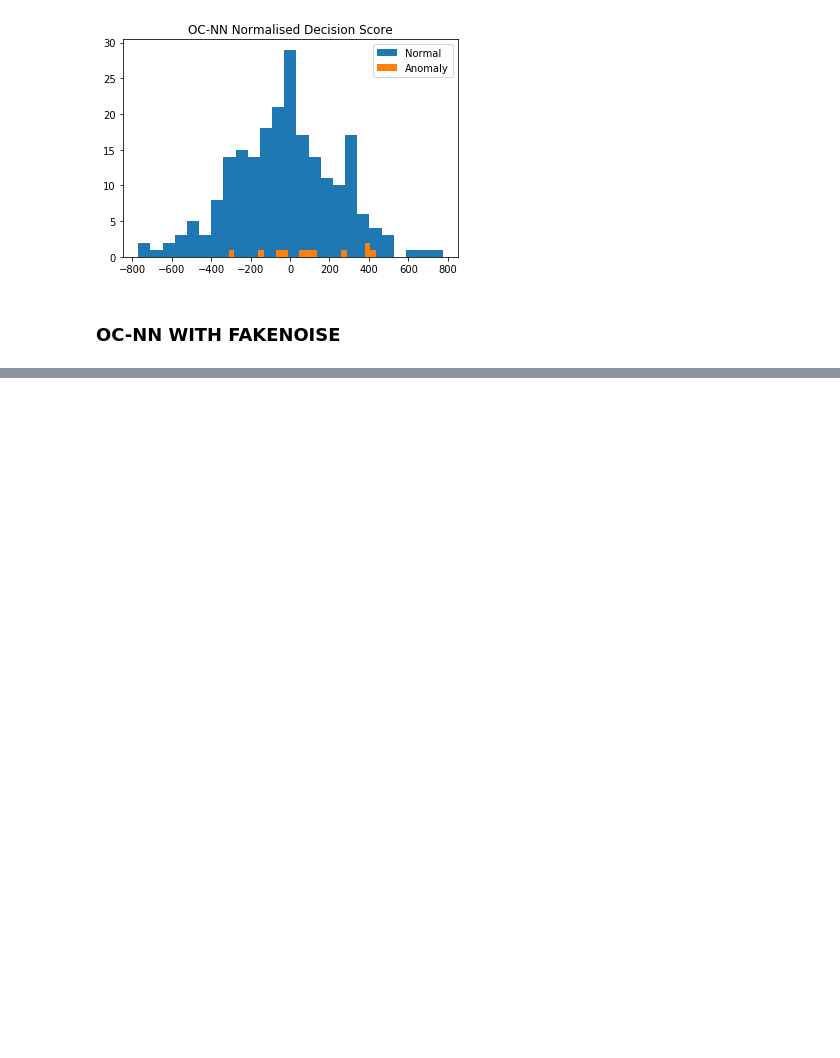
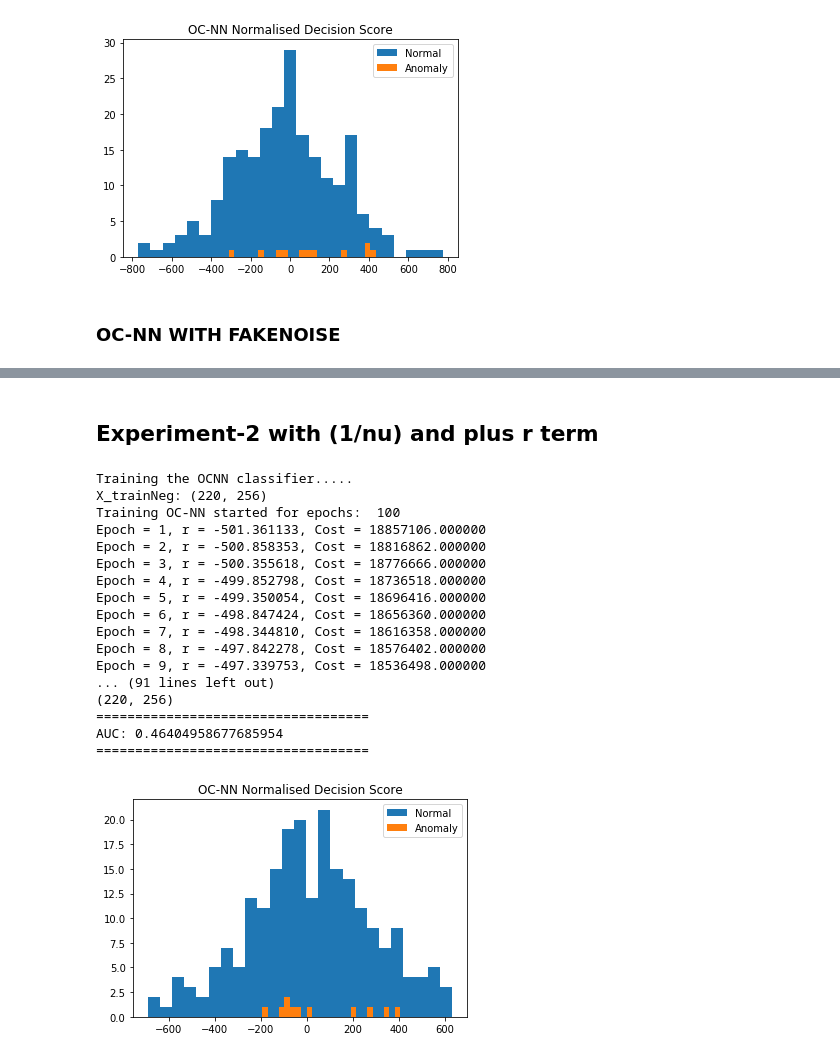
Before and after one commit to raghavchalapathy/one_class_neural_networks, a Jupyter notebook: notebooks/experiment1.ipynb, the cells around one changed output, grey strips where cells are left out. Drawn from its saved outputs; the diff is of its cells as text; code cells hidden in the pictures; blank space fills up the shorter version.

Commit message:
exprimented with different loss terms with 1/nu and r term as term5

```diff
--- a/notebooks/experiment1.ipynb
+++ b/notebooks/experiment1.ipynb
@@ -171,0 +220,41 @@ Epoch = 48, r = -477.874214, Cost = 17007068.000000
+# %% [markdown]
+ ## Experiment-2 with (1/nu) and plus r term
+# %%
+## Fake Noise data to be generated which will be added to the training set before training
+X_Neg,X_NegLabel = createData.get_FAKE_Noise_TrainingData(X_Pos)
+
+
+##create the classifier
+## Instantiate the object and call the function
+from src.models.ocnnFakeNoise import OCNNFakeNoiseNN
+ocnn = OCNNFakeNoiseNN()
+
+nu= 0.04
+activation = 'sigmoid'
+epochs = 100
+ocnn.fit(X_Pos,X_Neg,nu,activation,epochs)
+print(X_Neg.shape)
+## Testing the OC-NN with Fake Noise
+res = ocnn.score(Xtest_Pos,Xtest_Neg)
+print("="*35)
+print("AUC:",res)
+print("="*35)
+# %% [output]
+Training the OCNN classifier.....
+X_trainNeg: (220, 256)
+Training OC-NN started for epochs:  100
+Epoch = 1, r = -501.361133, Cost = 18857106.000000
+Epoch = 2, r = -500.858353, Cost = 18816862.000000
+Epoch = 3, r = -500.355618, Cost = 18776666.000000
+Epoch = 4, r = -499.852798, Cost = 18736518.000000
+Epoch = 5, r = -499.350054, Cost = 18696416.000000
+Epoch = 6, r = -498.847424, Cost = 18656360.000000
+Epoch = 7, r = -498.344810, Cost = 18616358.000000
+Epoch = 8, r = -497.842278, Cost = 18576402.000000
+Epoch = 9, r = -497.339753, Cost = 18536498.000000
+... (91 lines left out)
+(220, 256)
+===================================
+AUC: 0.46404958677685954
+===================================
+[figure, added]
```
Also changed, not shown: parts of 4 cells of this notebook, 2 other files.
